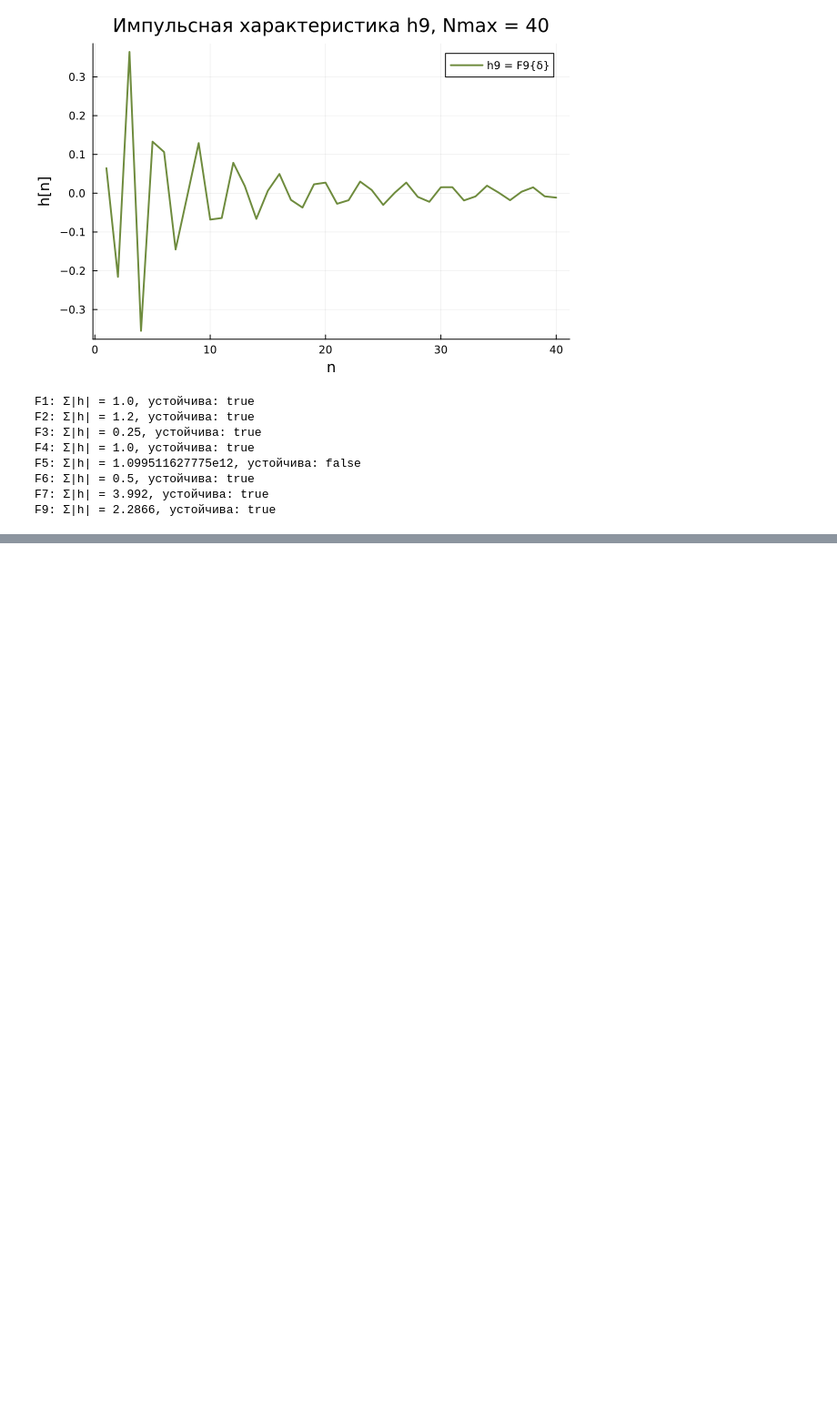
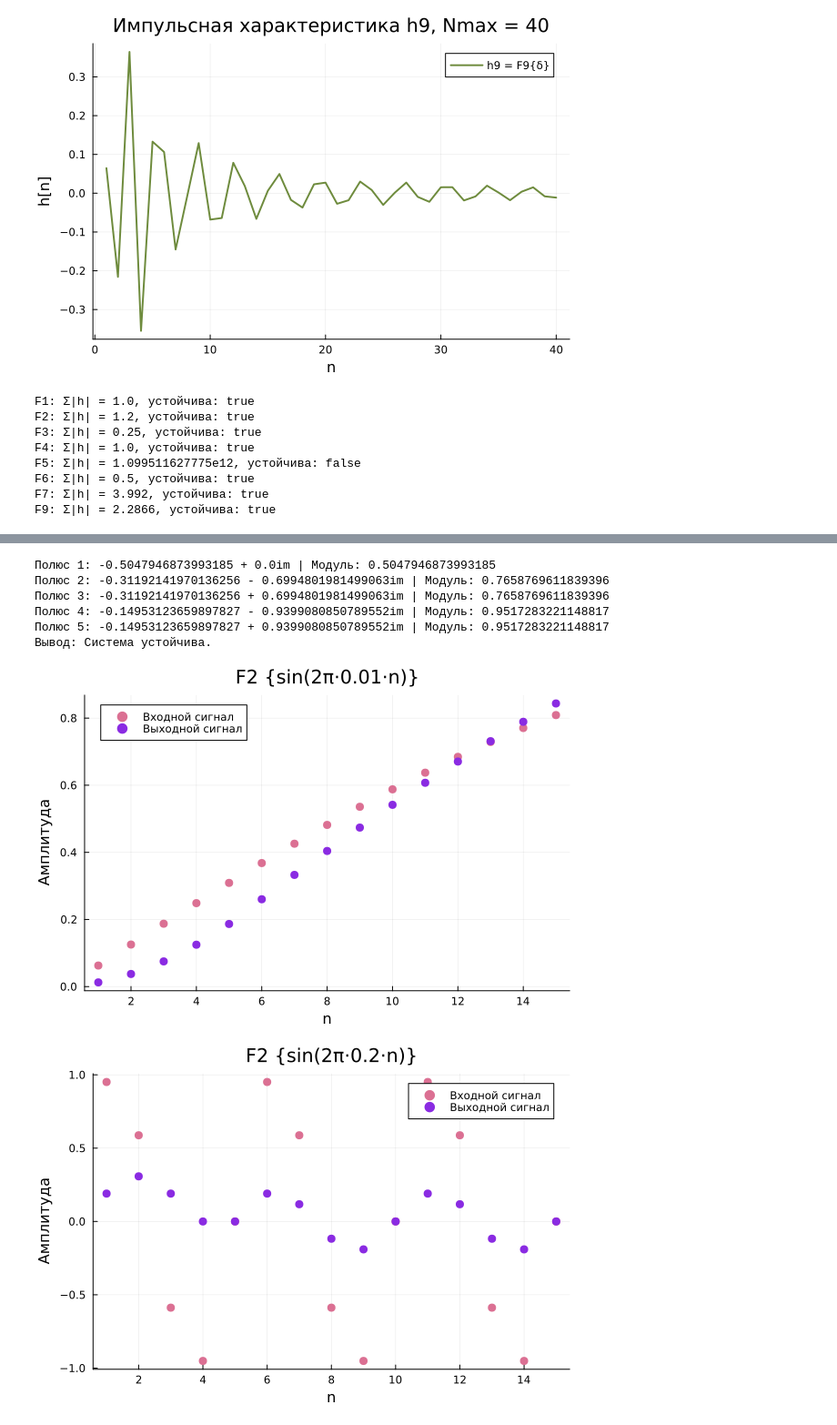
Before and after one commit to Hipslumb/DSP, a Jupyter notebook: ADC/LTI.ipynb, the cells around one changed output, grey strips where cells are left out. Shown at 91% size. Saved outputs shown, nothing was run; the diff lists cells and outputs as text; code cells hidden in the pictures; blank space fills up the shorter version.

```diff
--- a/ADC/LTI.ipynb
+++ b/ADC/LTI.ipynb
@@ -229,0 +263,68 @@ F9: Σ|h| = 2.2866, устойчива: true
+# %%
+
+a=[1.0000,1.4277,2.1448,1.5880,0.9051,0.2682]
+
+p = Polynomial(reverse(a))
+poles = roots(p)
+
+for i in 1:length(poles)
+    pole = poles[i]
+    mag = abs(pole)
+    println("Полюс ", i, ": ", pole, " | Модуль: ", mag)
+end
+
+if maximum(abs.(poles)) < 1.0
+    println("Вывод: Система устойчива.")
+else
+    println("Вывод: СИСТЕМА НЕУСТОЙЧИВА.")
+end
+# %% [output]
+Полюс 1: -0.5047946873993185 + 0.0im | Модуль: 0.5047946873993185
+Полюс 2: -0.31192141970136256 - 0.6994801981499063im | Модуль: 0.7658769611839396
+Полюс 3: -0.31192141970136256 + 0.6994801981499063im | Модуль: 0.7658769611839396
+Полюс 4: -0.14953123659897827 - 0.9399080850789552im | Модуль: 0.9517283221148817
+Полюс 5: -0.14953123659897827 + 0.9399080850789552im | Модуль: 0.9517283221148817
+Вывод: Система устойчива.
+# %%
+
+function x1_F(n_max)
+    x1_f = zeros(n_max)
+    for n in 1:n_max
+        x1_f[n] = sin(2*pi*0.01*n)
+    end
+    return x1_f
+end
+
+function x2_F(n_max)
+    x2_f = zeros(n_max)
+    for n in 1:n_max
+        x2_f[n] = sin(2*pi*0.2*n)
+    end
+    return x2_f
+end
+
+function compare_signals(x, y, title)
+    n = 1:length(x)
+
+    p = scatter(n, x,label="Входной сигнал",xlabel="n",ylabel="Амплитуда",
+        title=title, markerstrokewidth = 0, markersize = 5, color=:palevioletred)
+
+    scatter!(p, n, y,label="Выходной сигнал",markerstrokewidth = 0, markersize = 5, color=:blueviolet)
+
+    display(p)
+end
+x1,x2 = x1_F(15),x2_F(15)
+F2_x1 = F2(x1)
+F2_x2 = F2(x2_F(15))
+
+compare_signals(x1, F2_x1, "F2 {sin(2π⋅0.01⋅n)}")
+compare_signals(x2, F2_x2, "F2 {sin(2π⋅0.2⋅n)}")
+
+x1,x2 = x1_F(40),x2_F(40)
+F7_x1 = F7(x1)
+F7_x2 = F7(x2)
+compare_signals(x1, F7_x1, "F7 {sin(2π⋅0.01⋅n)}")
+compare_signals(x2, F7_x2, "F7 {sin(2π⋅0.2⋅n)}")
+# %% [output]
+[figure, added]
+[figure, added]
```
Also changed, not shown: parts of 2 cells of this notebook.
